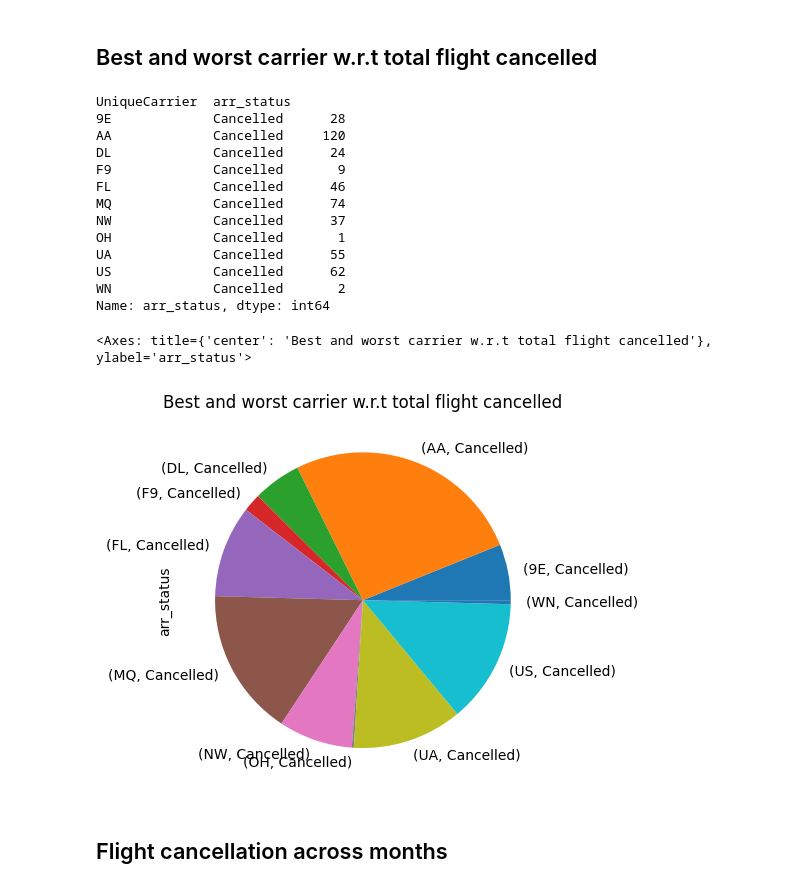
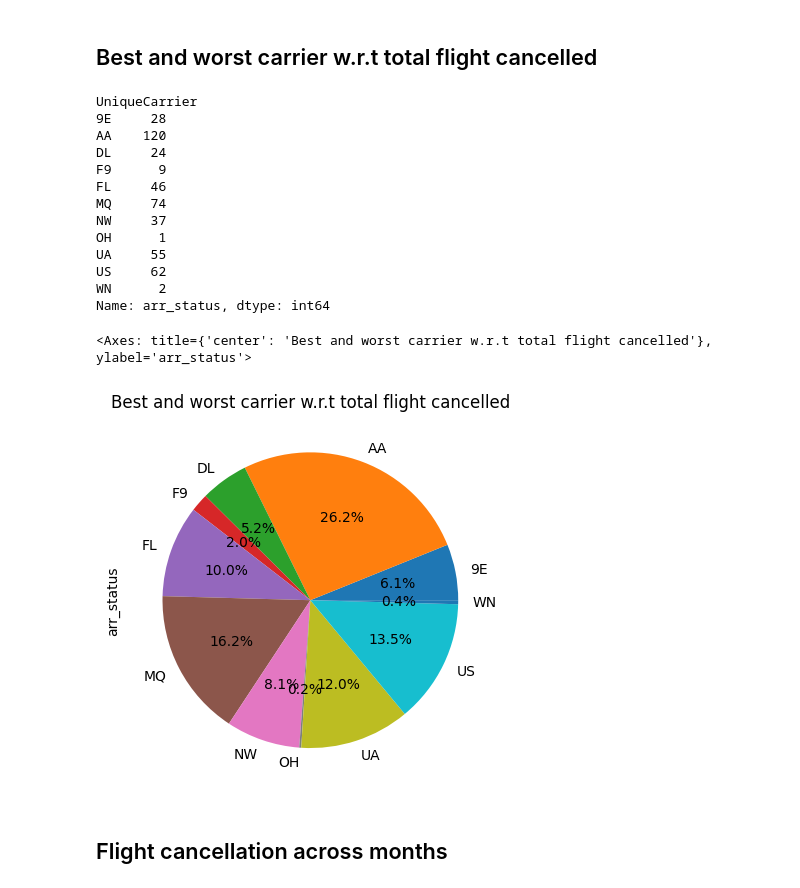
Before and after one commit to bhupii77/Digipodium-AB, a Jupyter notebook: flight_data_analysis/analysis.ipynb, the cells around one changed output. Saved outputs shown, nothing was run; the diff lists cells and outputs as text; code cells hidden in the pictures.

Commit message:
flight and data mining

```diff
--- a/flight_data_analysis/analysis.ipynb
+++ b/flight_data_analysis/analysis.ipynb
@@ -321,3 +321,5 @@ Name: Origin, Length: 228, dtype: int64
 [figure]
 # %% [markdown]
 ## Popular Routes
+# %%
+df['routes'] = df.Origin+' <-> '+df.Dest
@@ -458,26 +481,26 @@ bwAir.head(25).plot(kind='bar',title='Best and worst Airport w.r.t total flight
 # %% [markdown]
 ## Best and worst carrier w.r.t total flight cancelled
 # %%
-df.loc[df['arr_status'] == 'Cancelled'].groupby(['UniqueCarrier','arr_status'])['arr_status'].count()
+df.loc[df['arr_status'] == 'Cancelled'].groupby(['UniqueCarrier'])['arr_status'].count()
 # %% [output]
-UniqueCarrier  arr_status
-9E             Cancelled      28
-AA             Cancelled     120
-DL             Cancelled      24
-F9             Cancelled       9
-FL             Cancelled      46
-MQ             Cancelled      74
-NW             Cancelled      37
-OH             Cancelled       1
-UA             Cancelled      55
-US             Cancelled      62
-WN             Cancelled       2
+UniqueCarrier
+9E     28
+AA    120
+DL     24
+F9      9
+FL     46
+MQ     74
+NW     37
+OH      1
+UA     55
+US     62
+WN      2
 Name: arr_status, dtype: int64
 # %%
-df.loc[df['arr_status'] == 'Cancelled'].groupby(['UniqueCarrier','arr_status'])['arr_status'].count().plot(kind='pie',title='Best and worst carrier w.r.t total flight cancelled')
+df.loc[df['arr_status'] == 'Cancelled'].groupby(['UniqueCarrier'])['arr_status'].count().plot(kind='pie',title='Best and worst carrier w.r.t total flight cancelled',autopct='%.1f%%')
 # %% [output]
 <Axes: title={'center': 'Best and worst carrier w.r.t total flight cancelled'}, ylabel='arr_status'>
-[figure, old version]
+[figure, new version]
 # %% [markdown]
 ## Flight cancellation across months
 # %%
```
Also changed, not shown: parts of 12 cells of this notebook, 10 other files.
